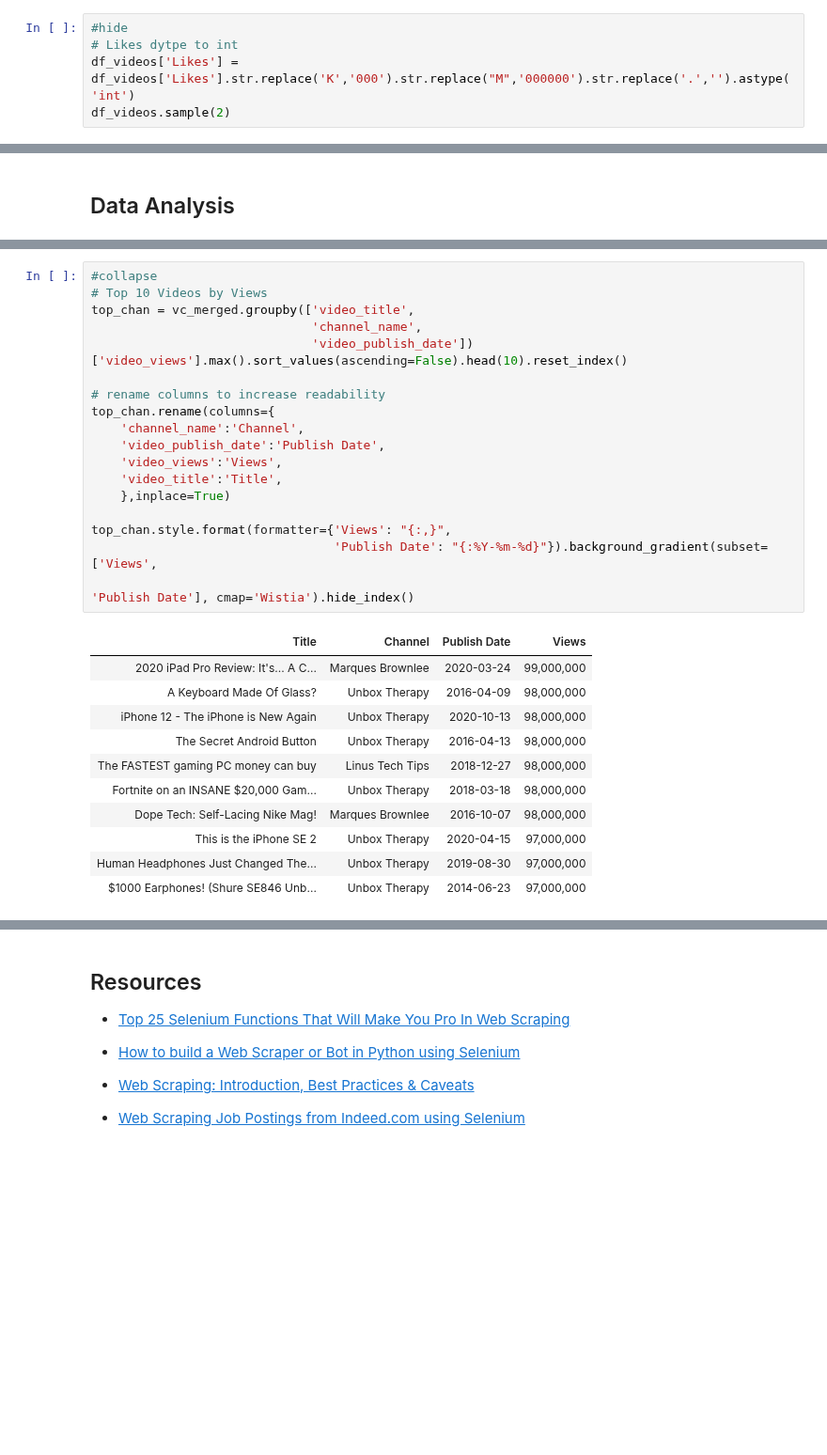
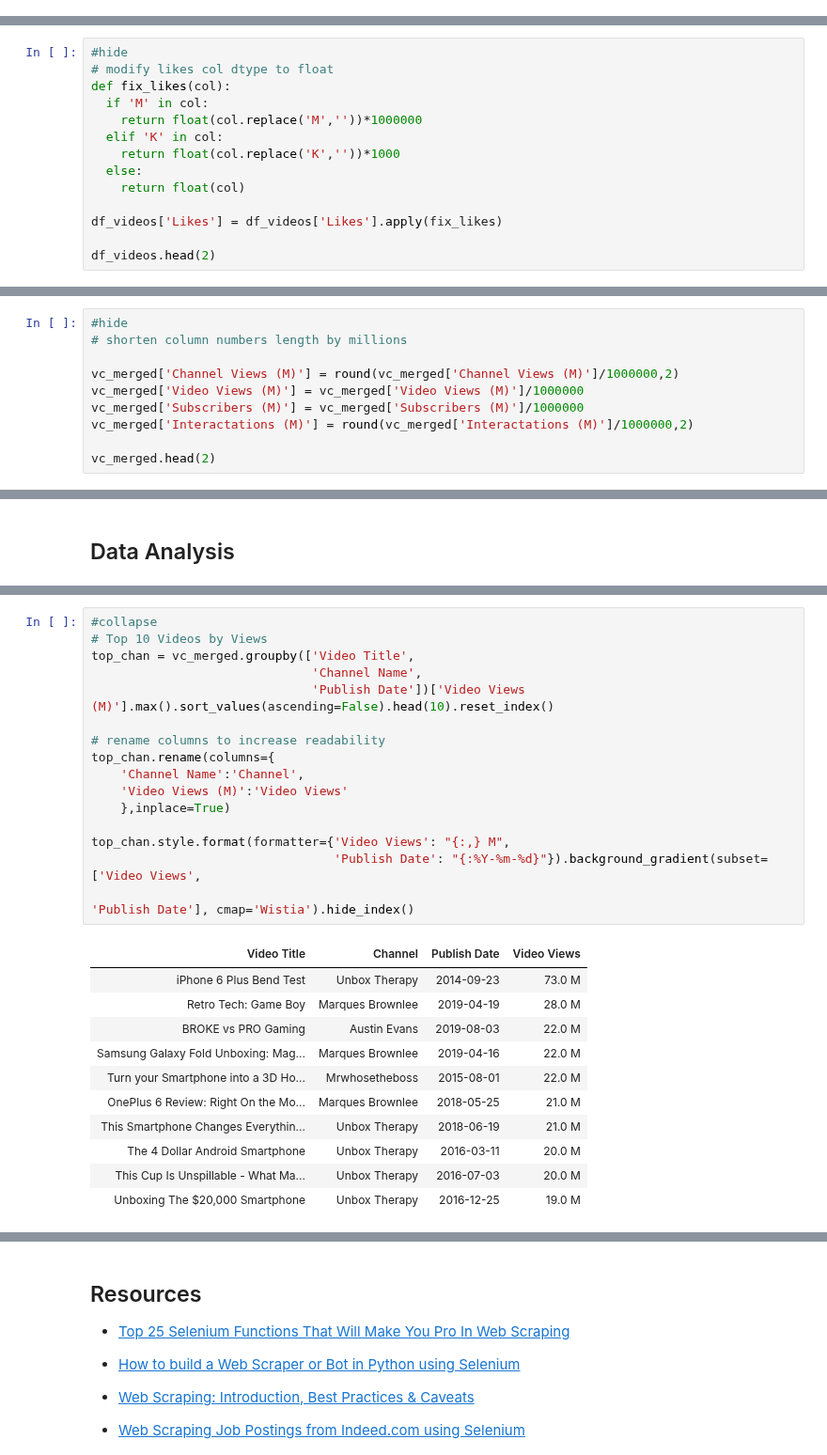
Before and after one commit to drusho/blog, a Jupyter notebook: _notebooks/2021-07-20-webscrapping-youtube.ipynb, the cells around one changed output, grey strips where cells are left out. Shown at 94% size. Cells and saved outputs as stored; diff of their text form; blank space fills up the shorter version.

```diff
--- a/_notebooks/2021-07-20-webscrapping-youtube.ipynb
+++ b/_notebooks/2021-07-20-webscrapping-youtube.ipynb
@@ -165,5 +163,0 @@ df_videos.sample(2)
-# %%
-#hide
-# Likes dytpe to int
-df_videos['Likes'] = df_videos['Likes'].str.replace('K','000').str.replace("M",'000000').str.replace('.','').astype('int')
-df_videos.sample(2)
@@ -173,0 +164,14 @@ df_videos.sample(2)
+# %%
+#hide
+# modify likes col dtype to float
+def fix_likes(col):
+  if 'M' in col:
+    return float(col.replace('M',''))*1000000
+  elif 'K' in col:
+    return float(col.replace('K',''))*1000
+  else:
+    return float(col)
+
+df_videos['Likes'] = df_videos['Likes'].apply(fix_likes)
+
+df_videos.head(2)
@@ -212,0 +227,10 @@ vc_merged.head(2)
+# %%
+#hide
+# shorten column numbers length by millions
+
+vc_merged['Channel Views (M)'] = round(vc_merged['Channel Views (M)']/1000000,2)
+vc_merged['Video Views (M)'] = vc_merged['Video Views (M)']/1000000
+vc_merged['Subscribers (M)'] = vc_merged['Subscribers (M)']/1000000
+vc_merged['Interactations (M)'] = round(vc_merged['Interactations (M)']/1000000,2)
+
+vc_merged.head(2)
@@ -282,30 +300,28 @@ Discoveries so far:
 # %%
 #collapse
 # Top 10 Videos by Views
-top_chan = vc_merged.groupby(['video_title',
-                              'channel_name',
-                              'video_publish_date'])['video_views'].max().sort_values(ascending=False).head(10).reset_index()
+top_chan = vc_merged.groupby(['Video Title',
+                              'Channel Name',
+                              'Publish Date'])['Video Views (M)'].max().sort_values(ascending=False).head(10).reset_index()
 
 # rename columns to increase readability
 top_chan.rename(columns={
-    'channel_name':'Channel',
-    'video_publish_date':'Publish Date',
-    'video_views':'Views',
-    'video_title':'Title',
+    'Channel Name':'Channel',
+    'Video Views (M)':'Video Views'
     },inplace=True)
 
-top_chan.style.format(formatter={'Views': "{:,}",
-                                 'Publish Date': "{:%Y-%m-%d}"}).background_gradient(subset=['Views',
+top_chan.style.format(formatter={'Video Views': "{:,} M",
+                                 'Publish Date': "{:%Y-%m-%d}"}).background_gradient(subset=['Video Views',
                                                                                                    'Publish Date'], cmap='Wistia').hide_index()
 # %% [output]
-| Title | Channel | Publish Date | Views |
-| 2020 iPad Pro Review: It's... A C... | Marques Brownlee | 2020-03-24 | 99,000,000 |
-| A Keyboard Made Of Glass? | Unbox Therapy | 2016-04-09 | 98,000,000 |
-| iPhone 12 - The iPhone is New Again | Unbox Therapy | 2020-10-13 | 98,000,000 |
-| The Secret Android Button | Unbox Therapy | 2016-04-13 | 98,000,000 |
-| The FASTEST gaming PC money can buy | Linus Tech Tips | 2018-12-27 | 98,000,000 |
-| Fortnite on an INSANE $20,000 Gam... | Unbox Therapy | 2018-03-18 | 98,000,000 |
-| Dope Tech: Self-Lacing Nike Mag! | Marques Brownlee | 2016-10-07 | 98,000,000 |
-| This is the iPhone SE 2 | Unbox Therapy | 2020-04-15 | 97,000,000 |
-| Human Headphones Just Changed The... | Unbox Therapy | 2019-08-30 | 97,000,000 |
-| $1000 Earphones! (Shure SE846 Unb... | Unbox Therapy | 2014-06-23 | 97,000,000 |
+| Video Title | Channel | Publish Date | Video Views |
+| iPhone 6 Plus Bend Test | Unbox Therapy | 2014-09-23 | 73.0 M |
+| Retro Tech: Game Boy | Marques Brownlee | 2019-04-19 | 28.0 M |
+| BROKE vs PRO Gaming | Austin Evans | 2019-08-03 | 22.0 M |
+| Samsung Galaxy Fold Unboxing: Mag... | Marques Brownlee | 2019-04-16 | 22.0 M |
+| Turn your Smartphone into a 3D Ho... | Mrwhosetheboss | 2015-08-01 | 22.0 M |
+| OnePlus 6 Review: Right On the Mo... | Marques Brownlee | 2018-05-25 | 21.0 M |
+| This Smartphone Changes Everythin... | Unbox Therapy | 2018-06-19 | 21.0 M |
+| The 4 Dollar Android Smartphone | Unbox Therapy | 2016-03-11 | 20.0 M |
+| This Cup Is Unspillable - What Ma... | Unbox Therapy | 2016-07-03 | 20.0 M |
+| Unboxing The $20,000 Smartphone | Unbox Therapy | 2016-12-25 | 19.0 M |
```
Also changed, not shown: parts of 22 cells of this notebook.
